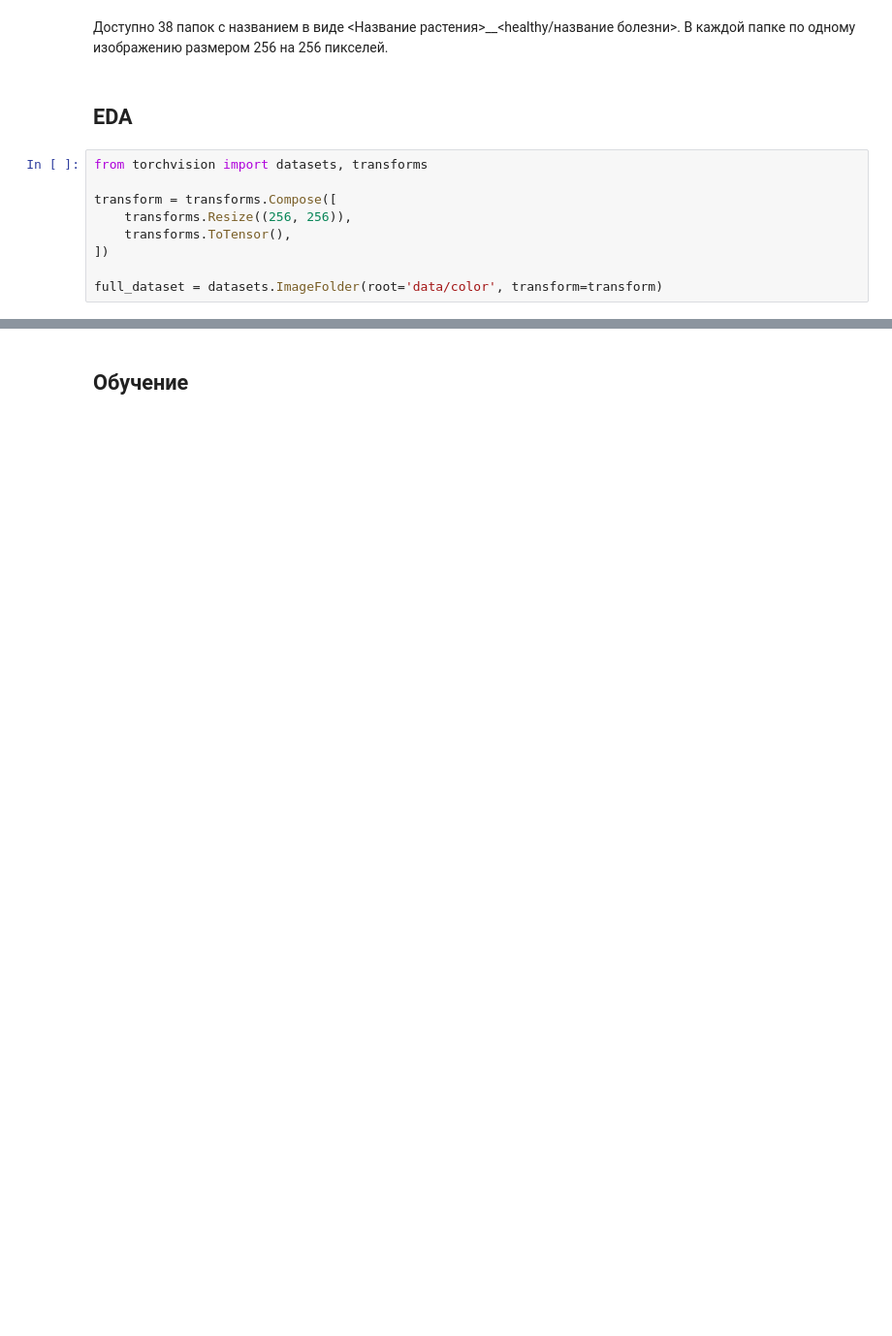
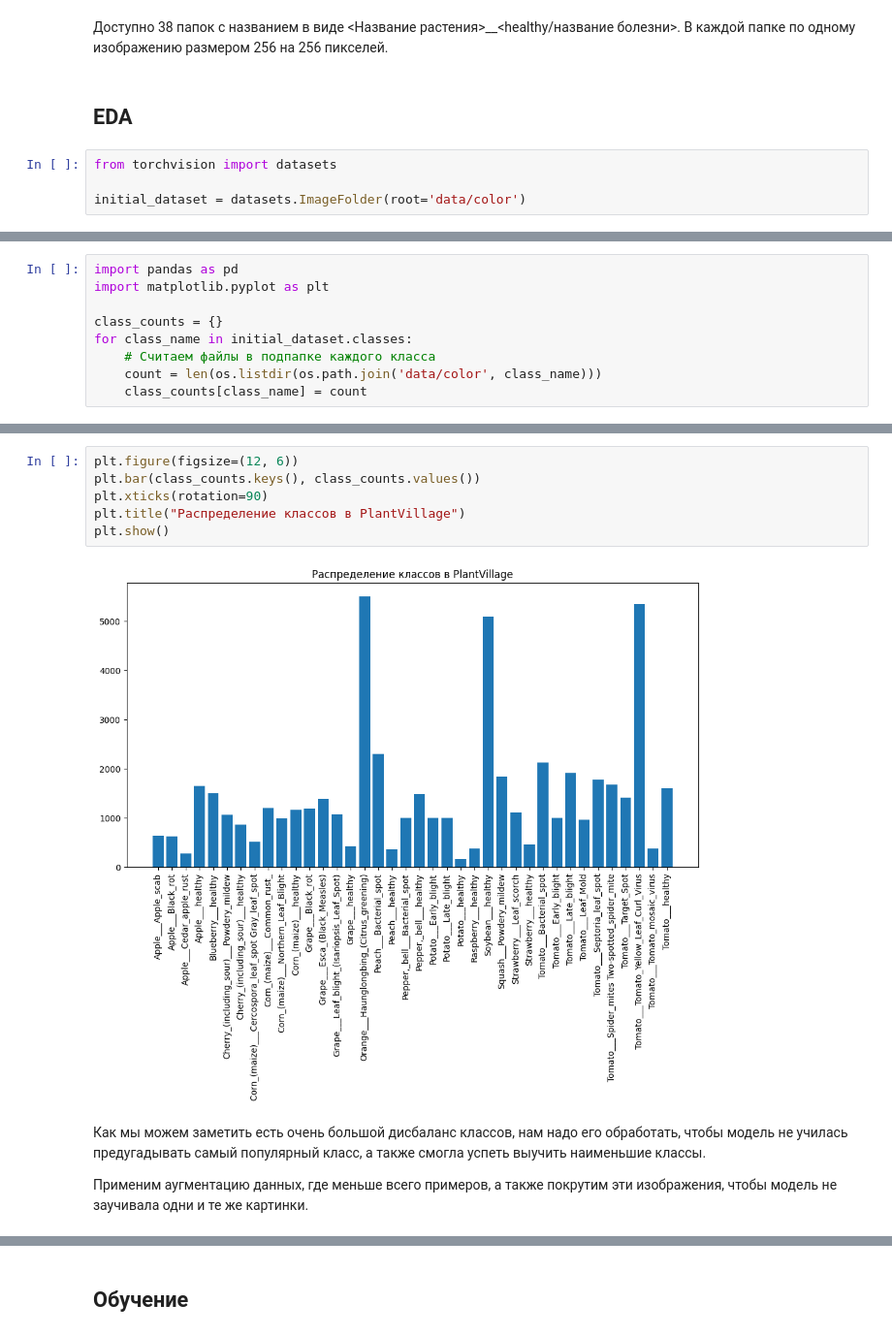
Before and after one commit to aka-iriska/plants_disease_recognition, a Jupyter notebook: train.ipynb, the cells around one changed output, grey strips where cells are left out. Shown at 97% size. Saved outputs shown, nothing was run; the diff lists cells and outputs as text; blank space fills up the shorter version.

```diff
--- a/train.ipynb
+++ b/train.ipynb
@@ -34,12 +52,7 @@ KeyboardInterrupt:
 # %% [markdown]
 ## EDA
 # %%
-from torchvision import datasets, transforms
+from torchvision import datasets
 
-transform = transforms.Compose([
-    transforms.Resize((256, 256)),
-    transforms.ToTensor(),
-])
-
-full_dataset = datasets.ImageFolder(root='data/color', transform=transform)
+initial_dataset = datasets.ImageFolder(root='data/color')
 # %%
@@ -46,0 +62,9 @@ print(full_dataset.classes)
+# %%
+import pandas as pd
+import matplotlib.pyplot as plt
+
+class_counts = {}
+for class_name in initial_dataset.classes:
+    # Считаем файлы в подпапке каждого класса
+    count = len(os.listdir(os.path.join('data/color', class_name)))
+    class_counts[class_name] = count
@@ -46,0 +84,12 @@ print(full_dataset.classes)
+# %%
+plt.figure(figsize=(12, 6))
+plt.bar(class_counts.keys(), class_counts.values())
+plt.xticks(rotation=90)
+plt.title("Распределение классов в PlantVillage")
+plt.show()
+# %% [output]
+[figure, added]
+# %% [markdown]
+Как мы можем заметить есть очень большой дисбаланс классов, нам надо его обработать, чтобы модель не училась предугадывать самый популярный класс, а также смогла успеть выучить наименьшие классы.
+
+Применим аугментацию данных, где меньше всего примеров, а также покрутим эти изображения, чтобы модель не заучивала одни и те же картинки.
```
Also changed, not shown: parts of 30 cells of this notebook.
